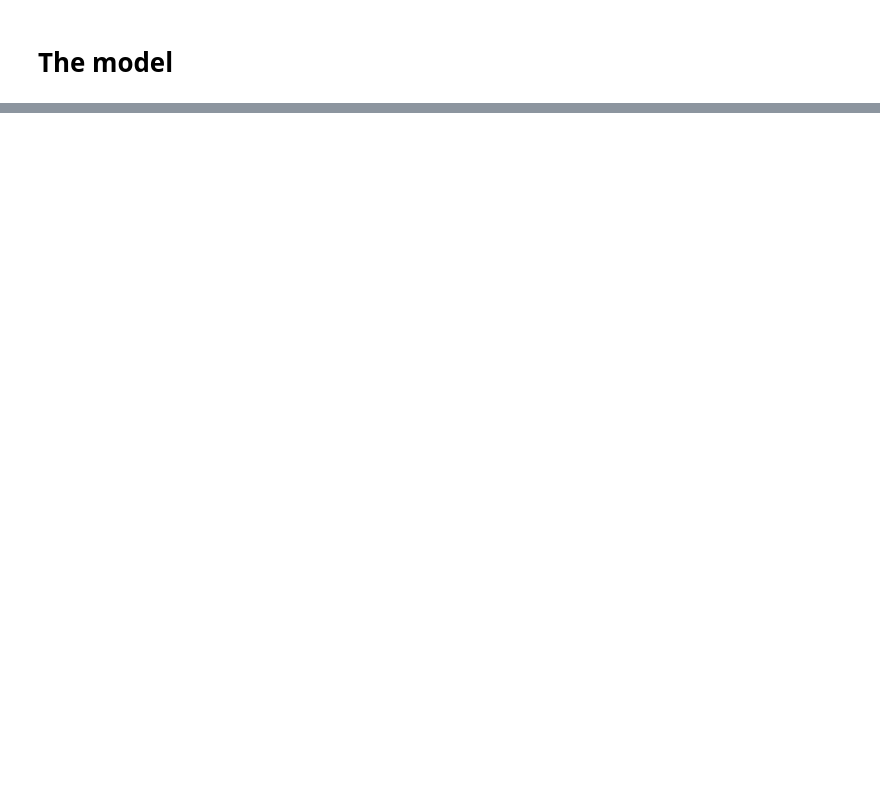
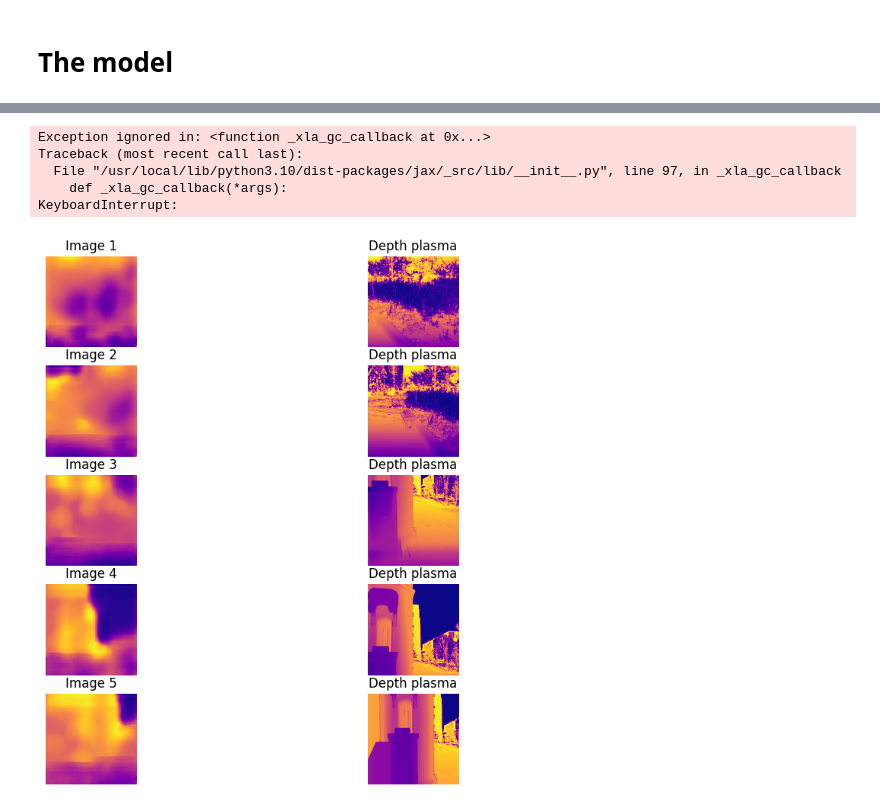
Before and after one commit to foxyyy-m/depthEstimation, a Jupyter notebook: Outdoor_Monocular_depth_estimation.ipynb, the cells around one changed output, grey strips where cells are left out. Drawn from its saved outputs; the diff is of its cells as text; code cells hidden in the pictures; blank space fills up the shorter version.

```diff
--- a/Outdoor_Monocular_depth_estimation.ipynb
+++ b/Outdoor_Monocular_depth_estimation.ipynb
@@ -267,0 +366,6 @@ for i in range(5):
+# %%
+from tensorflow.keras.callbacks import ReduceLROnPlateau
+
+reduce_lr = ReduceLROnPlateau(monitor='loss', factor=0.2, patience=5, min_lr=0.0001, verbose=1)
+
+model.fit(data_generator, epochs=100, steps_per_epoch=10,callbacks=[reduce_lr])
@@ -267,0 +391,5 @@ for i in range(5):
+# %%
+image_to_visualize = batch_images[:5]
+depth_map_to_visualize = batch_depth_maps[:5]
+# %%
+y = model.predict(image_to_visualize)
@@ -267,0 +398,21 @@ for i in range(5):
+# %%
+depth_map_to_visualize = batch_depth_maps[:5]
+
+fig, axes = plt.subplots(5, 2, figsize=(10, 3*len(image_paths)))
+fig.subplots_adjust(wspace=0.2)
+
+for i in range(5):
+    axes[i, 0].imshow(y[i] , cmap='plasma')
+    axes[i, 0].set_title('Image {}'.format(i + 1))
+    axes[i, 0].axis('off')
+
+    axes[i, 1].imshow(batch_depth_maps[i] , cmap='plasma')
+    axes[i, 1].set_title('Depth plasma')
+    axes[i, 1].axis('off')
+# %% [output]
+Exception ignored in: <function _xla_gc_callback at 0x...>
+Traceback (most recent call last):
+  File "/usr/local/lib/python3.10/dist-packages/jax/_src/lib/__init__.py", line 97, in _xla_gc_callback
+    def _xla_gc_callback(*args):
+KeyboardInterrupt:
+[figure, added]
```
Also changed, not shown: parts of 12 cells of this notebook.
